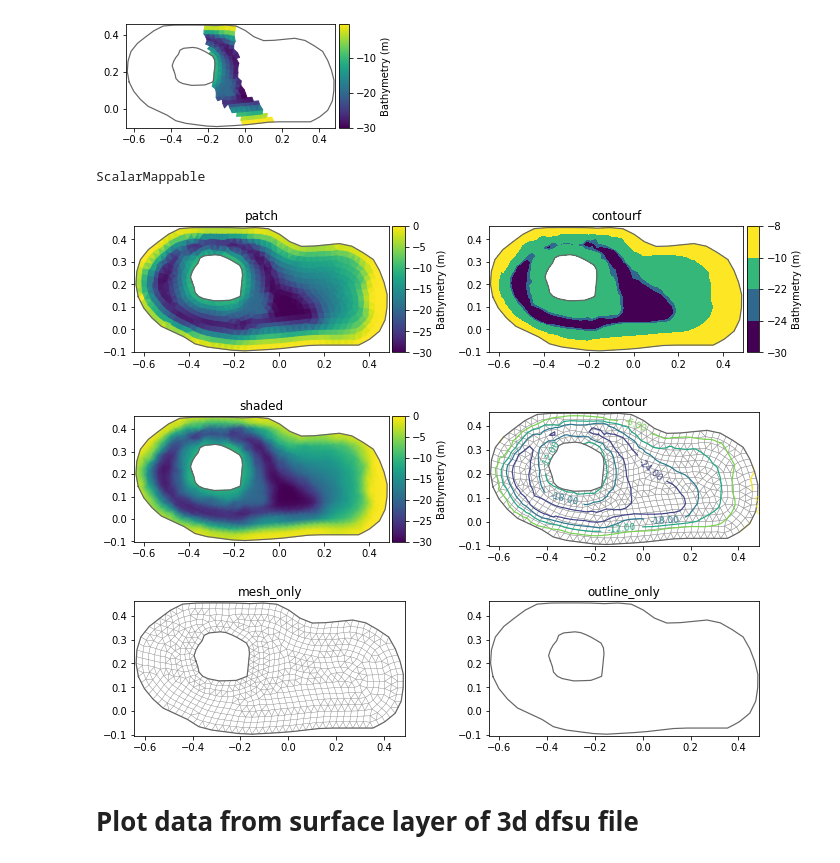
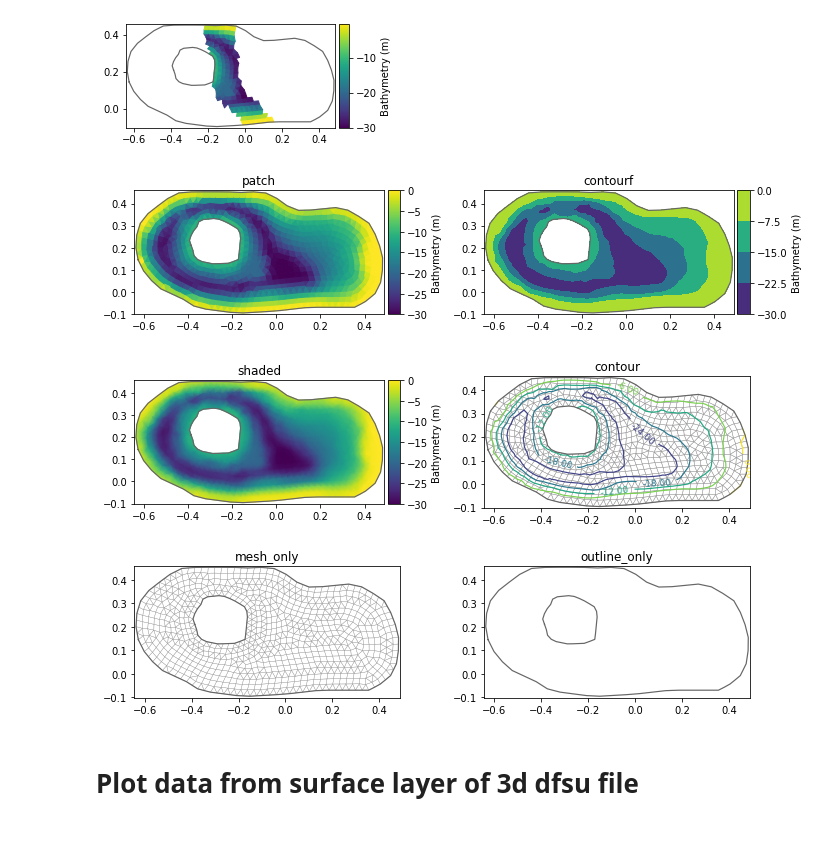
Before and after one commit to DHI/mikeio, a Jupyter notebook: notebooks/Dfsu and Mesh - Plotting.ipynb, the cells around one changed output. Saved outputs shown, nothing was run; the diff lists cells and outputs as text; code cells hidden in the pictures; blank space fills up the shorter version.

```diff
--- a/notebooks/Dfsu and Mesh - Plotting.ipynb
+++ b/notebooks/Dfsu and Mesh - Plotting.ipynb
@@ -59,17 +59,17 @@ msh.plot(plot_type='patch', elements=range(400,600), show_mesh=False, vmin=-30,
 # %%
 fig, ax = plt.subplots(3,2)
 
 msh.plot(plot_type='patch', title='patch', show_mesh=False, ax=ax[0,0]);
-msh.plot(plot_type='contourf', title='contourf', show_mesh=False, levels=[-30,-24,-22,-10,-8], ax=ax[0,1]);
+#msh.plot(plot_type='contourf', title='contourf', show_mesh=False, levels=[-30,-24,-22,-10,-8], ax=ax[0,1]);
+msh.plot(plot_type='contourf', title='contourf', show_mesh=False, levels=5, ax=ax[0,1]);
 msh.plot(plot_type='shaded', title='shaded', show_mesh=False, ax=ax[1,0]);
 msh.plot(plot_type='contour', title='contour', show_mesh=True, levels=6, vmin=-30, ax=ax[1,1]);
 msh.plot(plot_type='mesh_only', title='mesh_only', ax=ax[2,0]);
 msh.plot(plot_type='outline_only', title='outline_only', ax=ax[2,1]);
 
 plt.tight_layout()
 # %% [output]
-ScalarMappable
-[figure, old version]
+[figure, new version]
 # %% [markdown]
 # Plot data from surface layer of 3d dfsu file
 # %%
```
Also changed, not shown: 1 other file.
